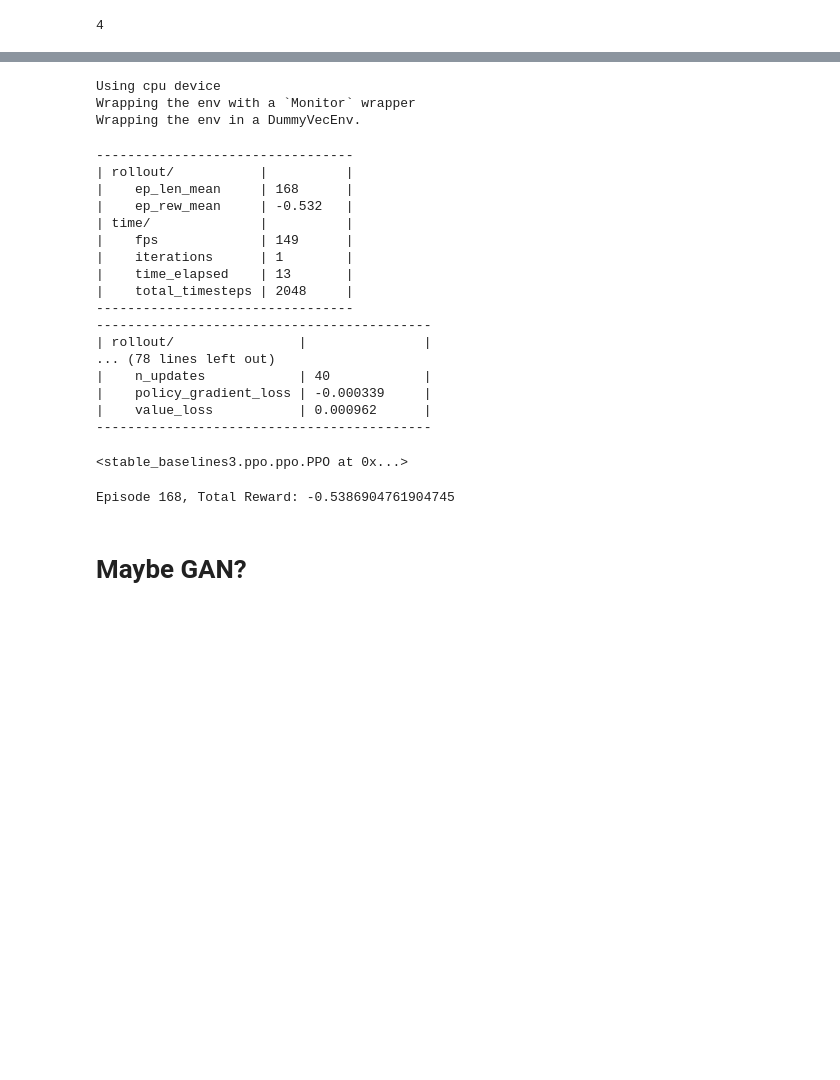
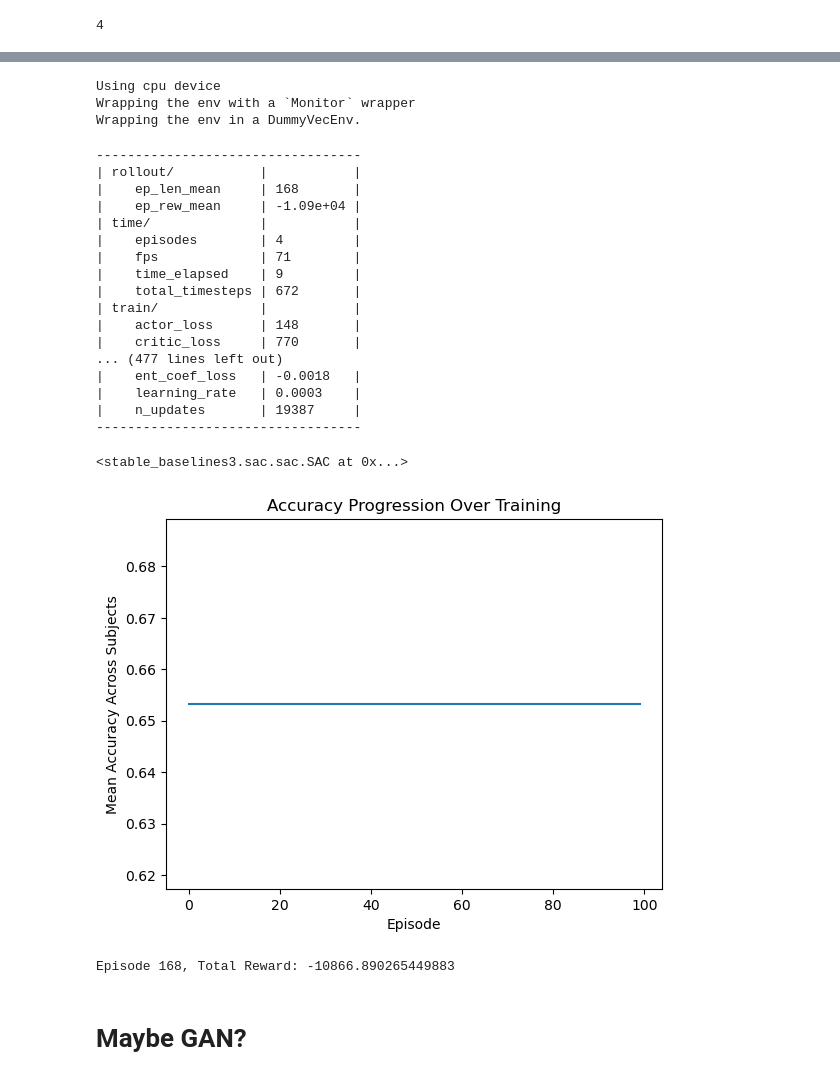
Before and after one commit to JaigonRyu/EEG_RL_Feature_Transforms, a Jupyter notebook: preprocess_test_mult.ipynb, the cells around one changed output, grey strips where cells are left out. Drawn from its saved outputs; the diff is of its cells as text; code cells hidden in the pictures; blank space fills up the shorter version.

```diff
--- a/preprocess_test_mult.ipynb
+++ b/preprocess_test_mult.ipynb
@@ -458,31 +574,59 @@ env = EEGFeatureEnv(X_train=csp_features_per_subject[0], y_train=labels_per_subj
 # %%
-from stable_baselines3 import PPO
-
-
-model = PPO('MlpPolicy', env, learning_rate=1e-4, verbose=1)
-model.learn(total_timesteps=10000)
+from stable_baselines3 import SAC
+model = SAC("MlpPolicy", env, learning_rate=3e-4, verbose=1)
+model.learn(total_timesteps=20000)
 # %% [output]
 Using cpu device
 Wrapping the env with a `Monitor` wrapper
 Wrapping the env in a DummyVecEnv.
----------------------------------
-| rollout/           |          |
-|    ep_len_mean     | 168      |
-|    ep_rew_mean     | -0.532   |
-| time/              |          |
-|    fps             | 149      |
-|    iterations      | 1        |
-|    time_elapsed    | 13       |
-|    total_timesteps | 2048     |
----------------------------------
--------------------------------------------
-| rollout/                |               |
-... (78 lines left out)
-|    n_updates            | 40            |
-|    policy_gradient_loss | -0.000339     |
-|    value_loss           | 0.000962      |
--------------------------------------------
+----------------------------------
+| rollout/           |           |
+|    ep_len_mean     | 168       |
+|    ep_rew_mean     | -1.09e+04 |
+| time/              |           |
+|    episodes        | 4         |
+|    fps             | 71        |
+|    time_elapsed    | 9         |
+|    total_timesteps | 672       |
+| train/             |           |
+|    actor_loss      | 148       |
+|    critic_loss     | 770       |
+... (477 lines left out)
+|    ent_coef_loss   | -0.0018   |
+|    learning_rate   | 0.0003    |
+|    n_updates       | 19387     |
+----------------------------------
-<stable_baselines3.ppo.ppo.PPO at 0x...>
+<stable_baselines3.sac.sac.SAC at 0x...>
+# %%
+import matplotlib.pyplot as plt
+
+# Track accuracy over time
+acc_history = []
+
+for episode in range(100):
+    obs = env.reset()
+    total_reward = 0
+
+    for _ in range(len(X_train)):
+        action, _ = model.predict(obs)
+        obs, reward, done, _ = env.step(action)
+        total_reward += reward
+        if done:
+            obs = env.reset()
+
+    # Compute accuracy after episode
+    final_accuracy = env.compute_tot_accuracy(env.X_train, env.y_train)
+    acc_history.append(final_accuracy)
+    #print(f"Episode {episode+1}, Total Reward: {total_reward}, Accuracy: {final_accuracy}")
+
+# Plot accuracy progress
+plt.plot(acc_history)
+plt.xlabel("Episode")
+plt.ylabel("Mean Accuracy Across Subjects")
+plt.title("Accuracy Progression Over Training")
+plt.show()
+# %% [output]
+[figure, added]
 # %%
 from sklearn.metrics import accuracy_score
 
@@ -493,11 +637,11 @@ for i in range(len(X_train)):
     obs, reward, done, info = env.step(action)
     episode_rewards.append(reward)
 
-    if done or obs.shape == ():
+    if done:
         print(f"Episode {i+1}, Total Reward: {sum(episode_rewards)}")
         episode_rewards = []  # Reset for next episode
         obs = env.reset()
 # %% [output]
-Episode 168, Total Reward: -0.5386904761904745
+Episode 168, Total Reward: -10866.890265449883
 # %% [markdown]
 # Maybe GAN?
```
Also changed, not shown: parts of 7 cells of this notebook, 3 other files.
